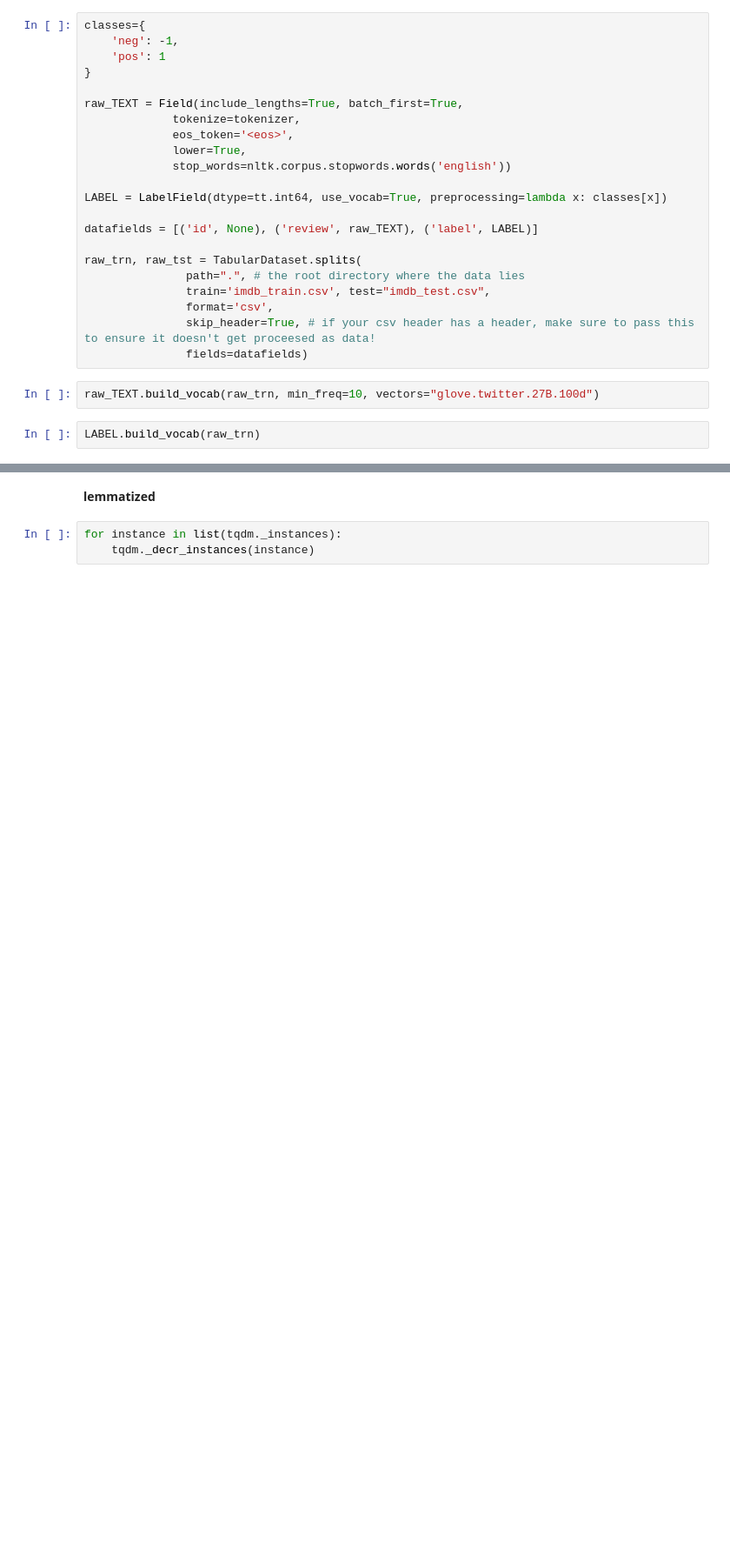
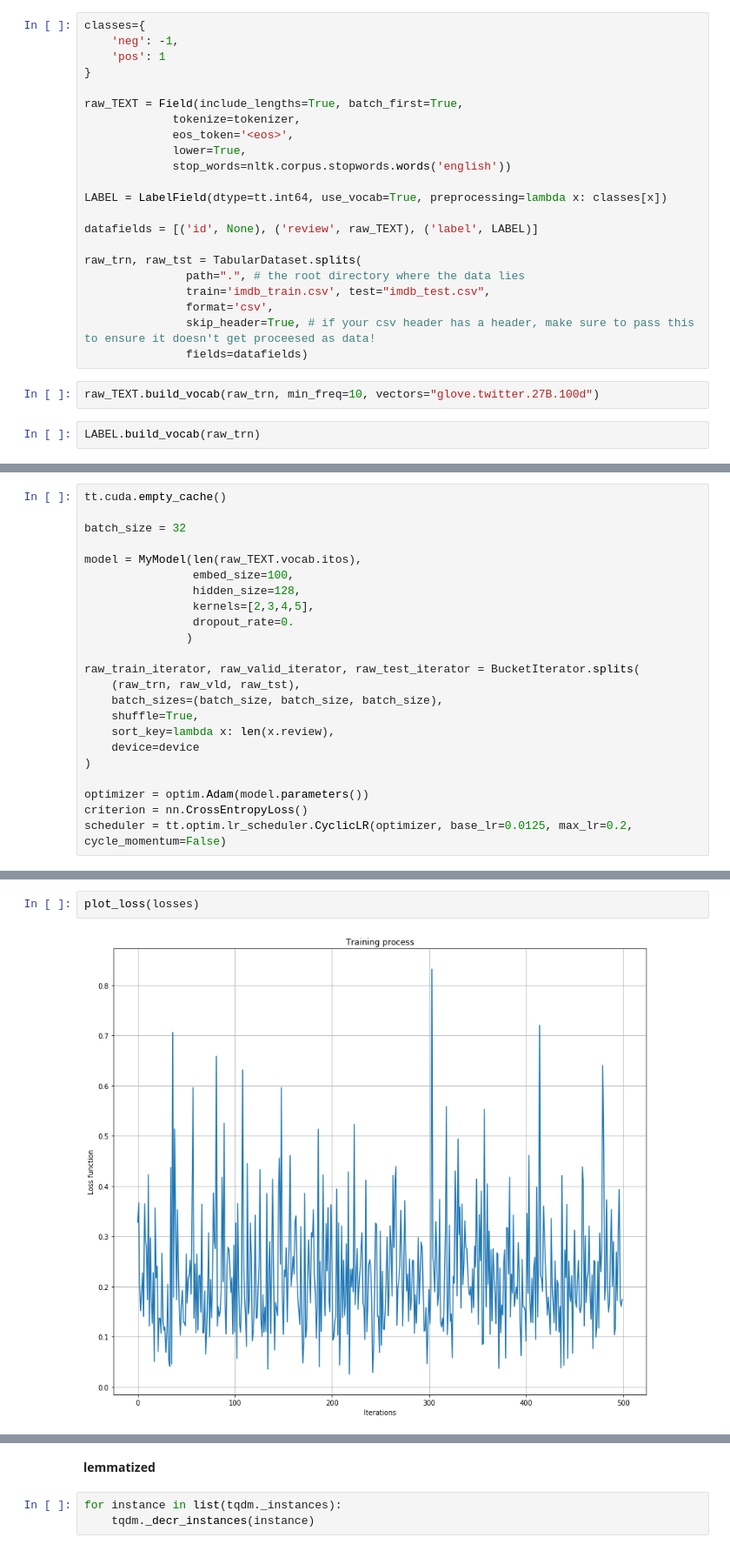
Before and after one commit to flying-bear/kompluxternaya, a Jupyter notebook: Assignment_5.ipynb, the cells around one changed output, grey strips where cells are left out. Shown at 87% size. Cells and saved outputs as stored; diff of their text form; blank space fills up the shorter version.

```diff
--- a/Assignment_5.ipynb
+++ b/Assignment_5.ipynb
@@ -347,0 +450,23 @@ Test accuracy: 0.86432
+# %%
+tt.cuda.empty_cache()
+
+batch_size = 32
+
+model = MyModel(len(raw_TEXT.vocab.itos),
+                embed_size=100,
+                hidden_size=128,
+                kernels=[2,3,4,5],
+                dropout_rate=0.
+               )
+
+raw_train_iterator, raw_valid_iterator, raw_test_iterator = BucketIterator.splits(
+    (raw_trn, raw_vld, raw_tst),
+    batch_sizes=(batch_size, batch_size, batch_size),
+    shuffle=True,
+    sort_key=lambda x: len(x.review),
+    device=device
+)
+
+optimizer = optim.Adam(model.parameters())
+criterion = nn.CrossEntropyLoss()
+scheduler = tt.optim.lr_scheduler.CyclicLR(optimizer, base_lr=0.0125, max_lr=0.2, cycle_momentum=False)
@@ -347,0 +481,4 @@ Test accuracy: 0.86432
+# %%
+plot_loss(losses)
+# %% [output]
+[figure, added]
```
Also changed, not shown: parts of 34 cells of this notebook.
